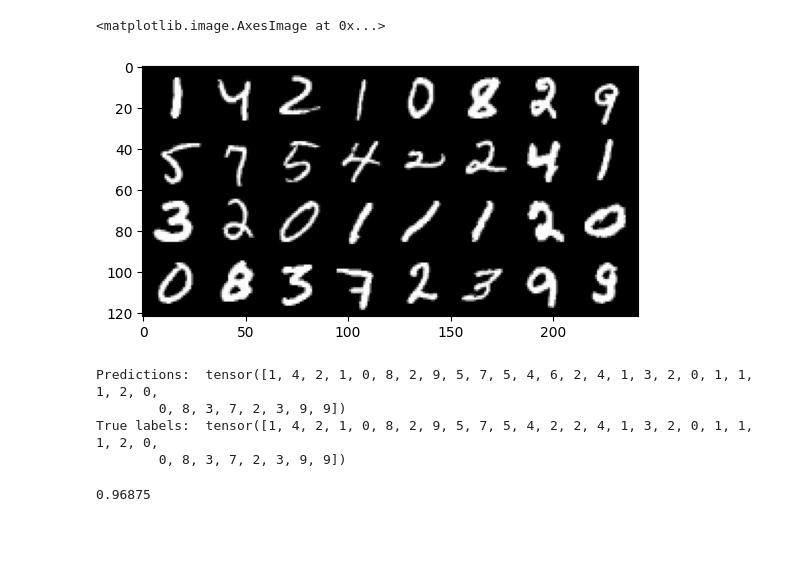
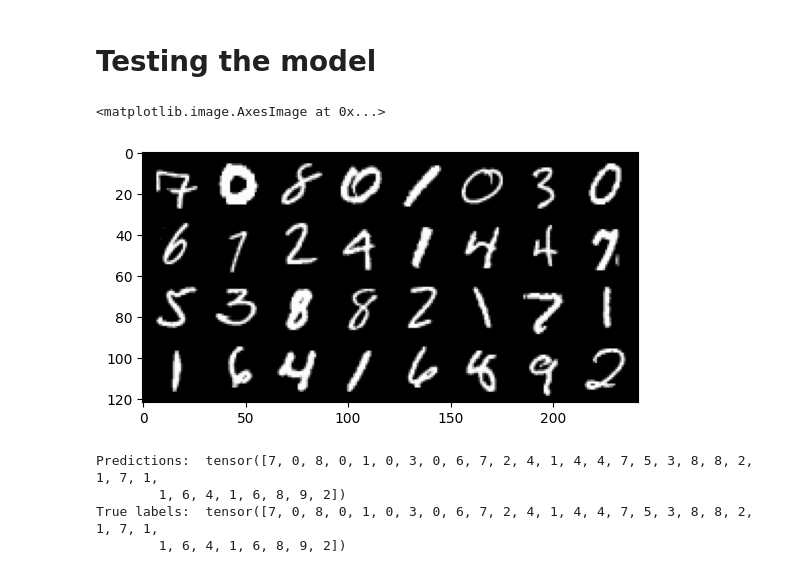
Before and after one commit to sokmontrey/machine-learning, a Jupyter notebook: neural-network/vision/hand-written-digit.ipynb, the cells around one changed output. Drawn from its saved outputs; the diff is of its cells as text; code cells hidden in the pictures; blank space fills up the shorter version.

```diff
--- a/neural-network/vision/hand-written-digit.ipynb
+++ b/neural-network/vision/hand-written-digit.ipynb
@@ -136,24 +131,22 @@ NameError: name 'losses' is not defined
+# %% [markdown]
+# Testing the model
 # %%
 from sklearn.metrics import accuracy_score
 from sklearn.metrics import confusion_matrix, ConfusionMatrixDisplay
 # %%
-test = next(iter(test_loader))
-test_images = tv.utils.make_grid(test[0])
+test_batch = next(iter(test_loader))
+test_images = tv.utils.make_grid(test_batch[0])
 plt.imshow(test_images.numpy().transpose((1, 2, 0)))
 # %% [output]
 <matplotlib.image.AxesImage at 0x...>
-[figure, old version]
+[figure, new version]
 # %%
-test_preds = model.forward(test[0])
+test_preds = model.forward(test_batch[0])
 test_preds = t.argmax(test_preds, dim=1)
 print("Predictions: ", test_preds)
-print("True labels: ", test[1])
+print("True labels: ", test_batch[1])
 # %% [output]
-Predictions:  tensor([1, 4, 2, 1, 0, 8, 2, 9, 5, 7, 5, 4, 6, 2, 4, 1, 3, 2, 0, 1, 1, 1, 2, 0,
-        0, 8, 3, 7, 2, 3, 9, 9])
-True labels:  tensor([1, 4, 2, 1, 0, 8, 2, 9, 5, 7, 5, 4, 2, 2, 4, 1, 3, 2, 0, 1, 1, 1, 2, 0,
-        0, 8, 3, 7, 2, 3, 9, 9])
+Predictions:  tensor([7, 0, 8, 0, 1, 0, 3, 0, 6, 7, 2, 4, 1, 4, 4, 7, 5, 3, 8, 8, 2, 1, 7, 1,
+        1, 6, 4, 1, 6, 8, 9, 2])
+True labels:  tensor([7, 0, 8, 0, 1, 0, 3, 0, 6, 7, 2, 4, 1, 4, 4, 7, 5, 3, 8, 8, 2, 1, 7, 1,
+        1, 6, 4, 1, 6, 8, 9, 2])
-# %%
-accuracy_score(test[1], test_preds)
-# %% [output]
-0.96875
```
Also changed, not shown: parts of 15 cells of this notebook.
